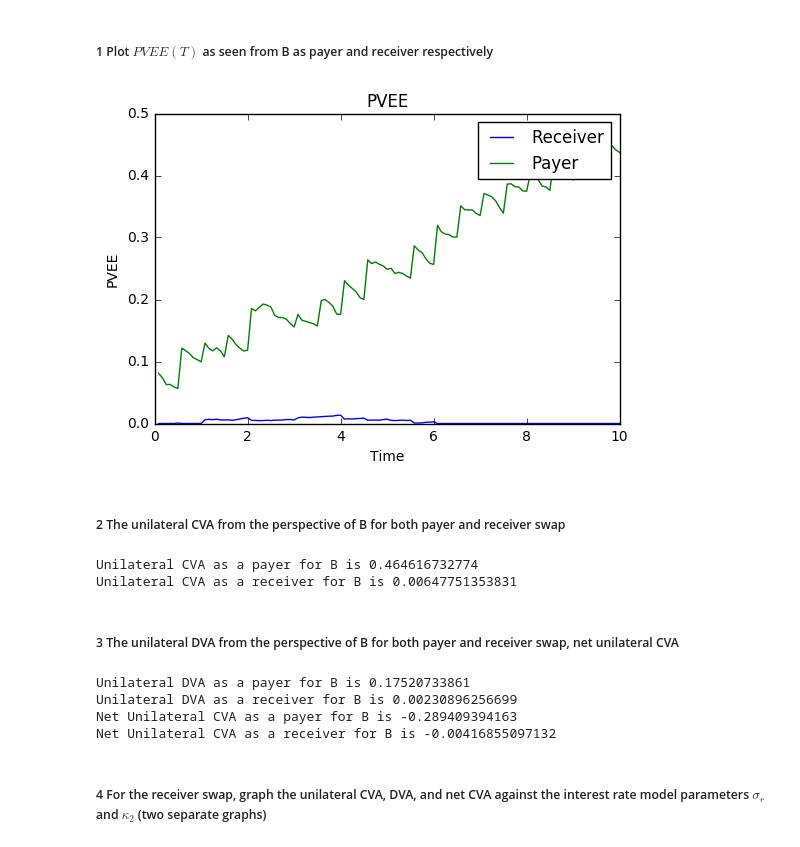
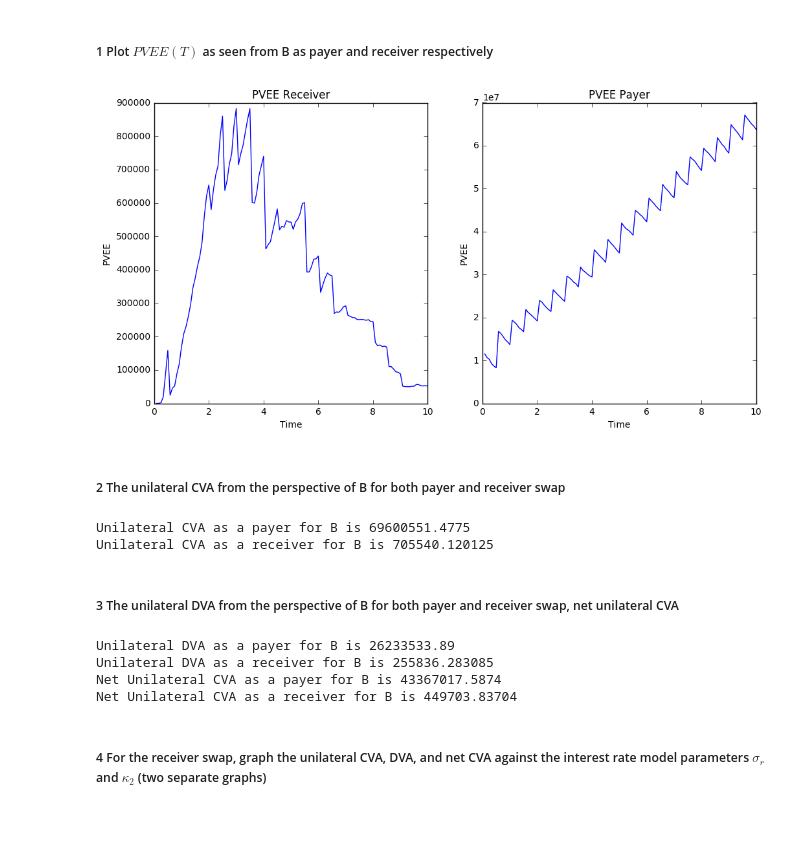
Before and after one commit to lejingxu/CVA_IMM_RegulationProject, a Jupyter notebook: Regulation_Project_Group_4-Copy1.ipynb, the cells around one changed output. Drawn from its saved outputs; the diff is of its cells as text; code cells hidden in the pictures; blank space fills up the shorter version.

```diff
--- a/Regulation_Project_Group_4-Copy1.ipynb
+++ b/Regulation_Project_Group_4-Copy1.ipynb
@@ -81,7 +81,7 @@ swap.__str__()
 Tis = np.arange(1./freq,maturity+1e-6,1./freq)
 ts = np.arange(1./sim_freq,maturity+1e-6,1./sim_freq)
 
-num_simulation = 20
+num_simulation = 500
 
 prices_payer=[]
 prices_receiver = []
@@ -119,21 +119,29 @@ for num in range(num_simulation):
 # %%
 switch_collateral = False
 switch_downProv = False
 collateral = 0
 D = 0
 PVEE_payer,EE_payer = calculatePVEE(lbdaCs,P_OISs,X_Cs,prices_payer,switch_collateral,switch_downProv,collateral,D)
 PVEE_receiver,EE_receiver = calculatePVEE(lbdaCs,P_OISs,X_Cs,prices_receiver,switch_collateral,switch_downProv,collateral,D)
 #print "Payer",PVEE_payer
 #print "Receiver",PVEE_receiver
 
-plt.plot(ts,PVEE_receiver,ts,PVEE_payer)
+plt.figure(figsize=[12,6])
+plt.subplot(1,2,1)
+plt.plot(ts,PVEE_receiver)
 plt.xlabel('Time')
 plt.ylabel('PVEE')
-plt.title('PVEE')
-plt.legend(['Receiver','Payer'])
+plt.title('PVEE Receiver')
+
+plt.subplot(1,2,2)
+plt.plot(ts,PVEE_payer)
+plt.xlabel('Time')
+plt.ylabel('PVEE')
+plt.title('PVEE Payer')
+
 plt.show()
 # %% [output]
-[figure, old version]
+[figure, new version]
 # %% [markdown]
 ##### 2 The unilateral CVA from the perspective of B for both payer and receiver swap
 # %%
@@ -142,8 +150,8 @@ CVA_uni_receiver = calculateUniCVA(EE_receiver,P_OISs,X_Cs,lbdaCs,rr)
 print "Unilateral CVA as a payer for B is", CVA_uni_payer
 print "Unilateral CVA as a receiver for B is",CVA_uni_receiver
 # %% [output]
-Unilateral CVA as a payer for B is 0.464616732774
-Unilateral CVA as a receiver for B is 0.00647751353831
+Unilateral CVA as a payer for B is 69600551.4775
+Unilateral CVA as a receiver for B is 705540.120125
 # %% [markdown]
 ##### 3 The unilateral DVA from the perspective of B for both payer and receiver swap, net unilateral CVA
 # %%
@@ -157,10 +165,10 @@ net_uni_CVA_receiver = calculateNetUniCVA(CVA_uni_receiver,DVA_uni_receiver)
 print "Net Unilateral CVA as a payer for B is", net_uni_CVA_payer
 print "Net Unilateral CVA as a receiver for B is",net_uni_CVA_receiver
 # %% [output]
-Unilateral DVA as a payer for B is 0.17520733861
-Unilateral DVA as a receiver for B is 0.00230896256699
-Net Unilateral CVA as a payer for B is -0.289409394163
-Net Unilateral CVA as a receiver for B is -0.00416855097132
+Unilateral DVA as a payer for B is 26233533.89
+Unilateral DVA as a receiver for B is 255836.283085
+Net Unilateral CVA as a payer for B is 43367017.5874
+Net Unilateral CVA as a receiver for B is 449703.83704
 # %% [markdown]
 ##### 4 For the receiver swap, graph the unilateral CVA, DVA, and net CVA against the interest rate model parameters $\sigma_r$ and $\kappa_2$ (two separate graphs)
 # %%
```
Also changed, not shown: parts of 4 cells of this notebook, 1 other file.
